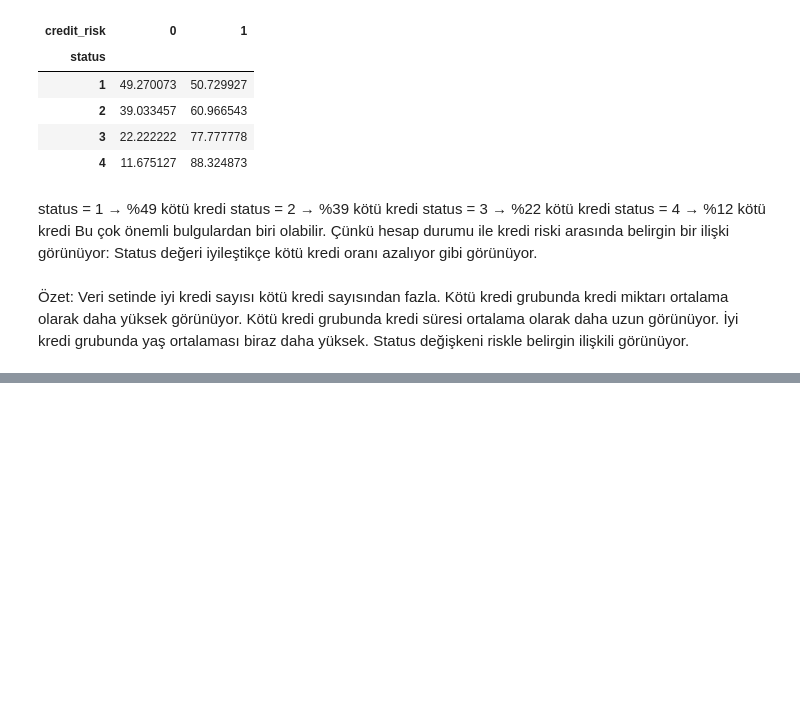
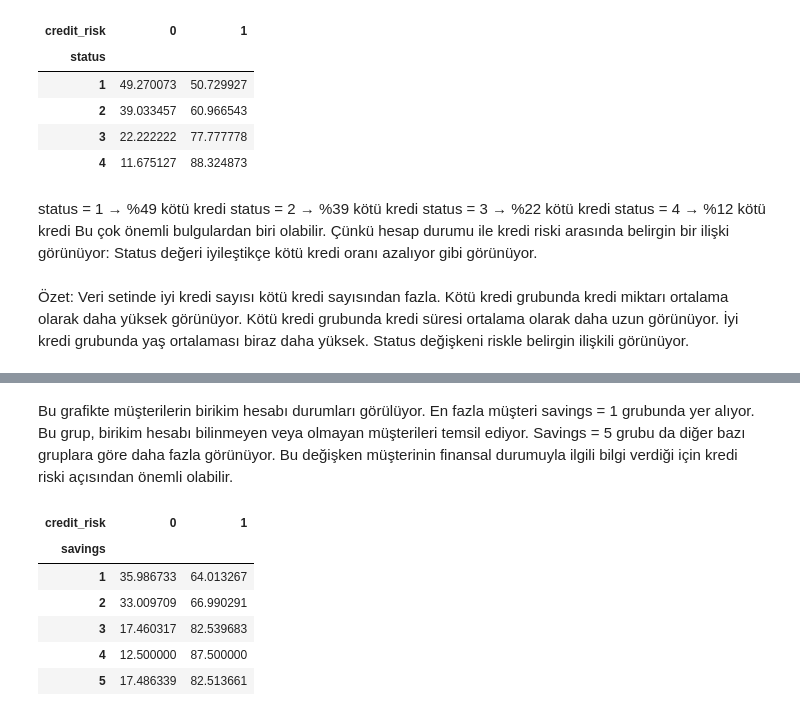
Before and after one commit to Esr1903/credit-risk-scoring-system, a Jupyter notebook: notebooks/02_veri_kesfi_ve_grafikler.ipynb, the cells around one changed output, grey strips where cells are left out. Saved outputs shown, nothing was run; the diff lists cells and outputs as text; code cells hidden in the pictures; blank space fills up the shorter version.

```diff
--- a/notebooks/02_veri_kesfi_ve_grafikler.ipynb
+++ b/notebooks/02_veri_kesfi_ve_grafikler.ipynb
@@ -258,0 +294,13 @@ Status değişkeni riskle belirgin ilişkili görünüyor.
+# %% [markdown]
+Bu grafikte müşterilerin birikim hesabı durumları görülüyor. En fazla müşteri savings = 1 grubunda yer alıyor. Bu grup, birikim hesabı bilinmeyen veya olmayan müşterileri temsil ediyor. Savings = 5 grubu da diğer bazı gruplara göre daha fazla görünüyor. Bu değişken müşterinin finansal durumuyla ilgili bilgi verdiği için kredi riski açısından önemli olabilir.
+# %%
+savings_risk_table = pd.crosstab(df["savings"], df["credit_risk"], normalize="index") * 100
+savings_risk_table
+# %% [output]
+| credit_risk | 0 | 1 |
+| savings |  |  |
+| 1 | 35.986733 | 64.013267 |
+| 2 | 33.009709 | 66.990291 |
+| 3 | 17.460317 | 82.539683 |
+| 4 | 12.500000 | 87.500000 |
+| 5 | 17.486339 | 82.513661 |
```
Also changed, not shown: parts of 10 cells of this notebook.
